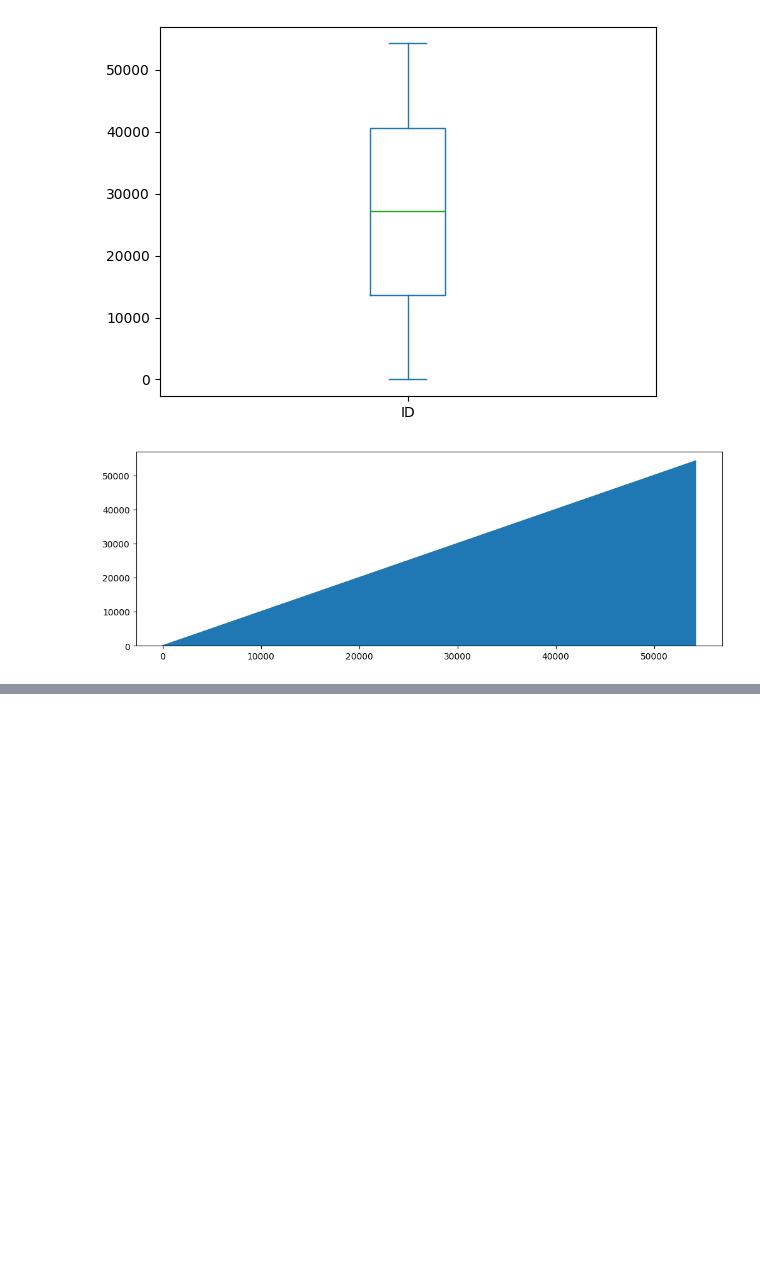
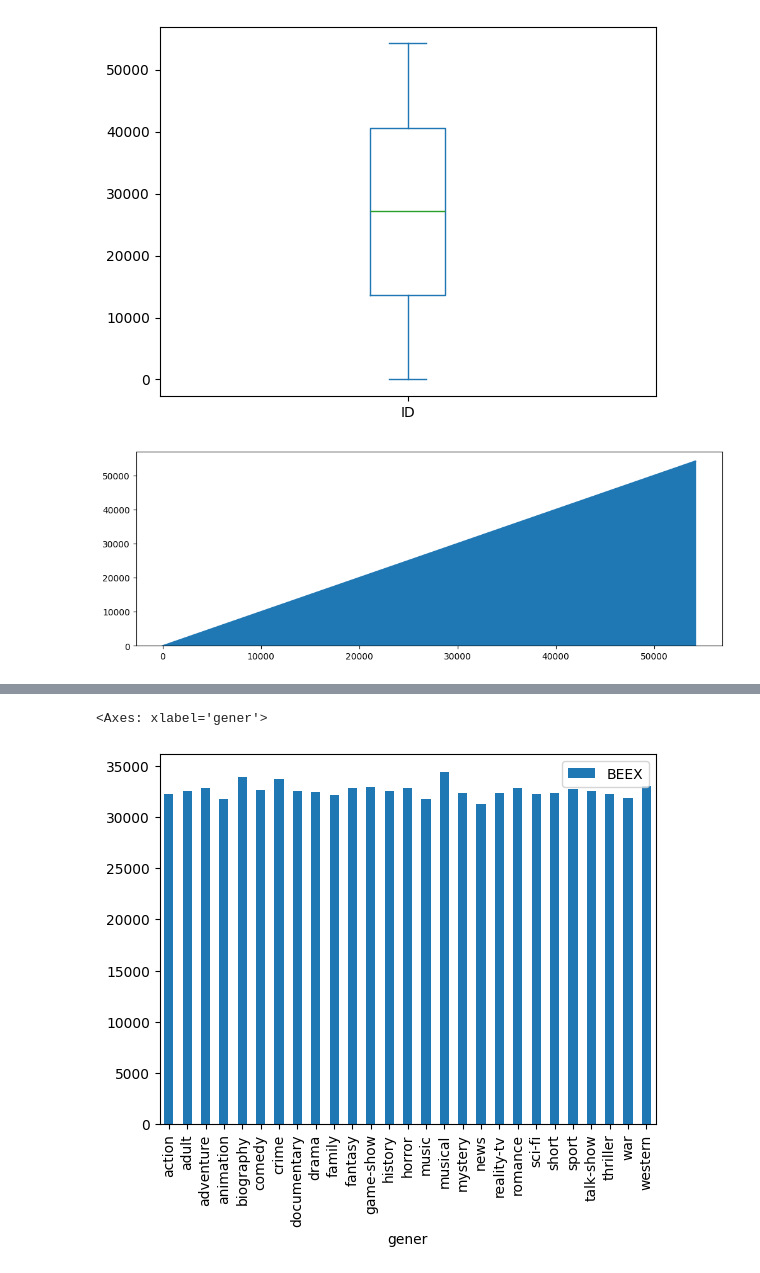
Before and after one commit to beex30/MOVIE_GENRE_PREDICTION, a Jupyter notebook: notebook/eda.ipynb, the cells around one changed output, grey strips where cells are left out. Cells and saved outputs as stored; diff of their text form; code cells hidden in the pictures; blank space fills up the shorter version.

```diff
--- a/notebook/eda.ipynb
+++ b/notebook/eda.ipynb
@@ -237,0 +244,3 @@ axs = combined_data['ID'].plot.area(figsize=(12, 4), subplots=True)
+# %%
+combined_data['BEEX'] = combined_data['ID'] * 1.2
+combined_data.head()
@@ -237,0 +278,3 @@ axs = combined_data['ID'].plot.area(figsize=(12, 4), subplots=True)
+# %%
+combined_data['count_word'] = combined_data ['description']. apply(lambda x: len(str(x).split()))
+combined_data.head()
@@ -237,0 +288,3 @@ axs = combined_data['ID'].plot.area(figsize=(12, 4), subplots=True)
+# %%
+combined_data_rename = combined_data.rename(columns={'type': 'gener'})
+combined_data_rename.head()
@@ -237,0 +369,5 @@ axs = combined_data['ID'].plot.area(figsize=(12, 4), subplots=True)
+# %%
+combined_data_rename[['gener','BEEX']]. groupby('gener').mean().plot.bar()
+# %% [output]
+<Axes: xlabel='gener'>
+[figure, added]
```
Also changed, not shown: parts of 30 cells of this notebook, 1 other file.
